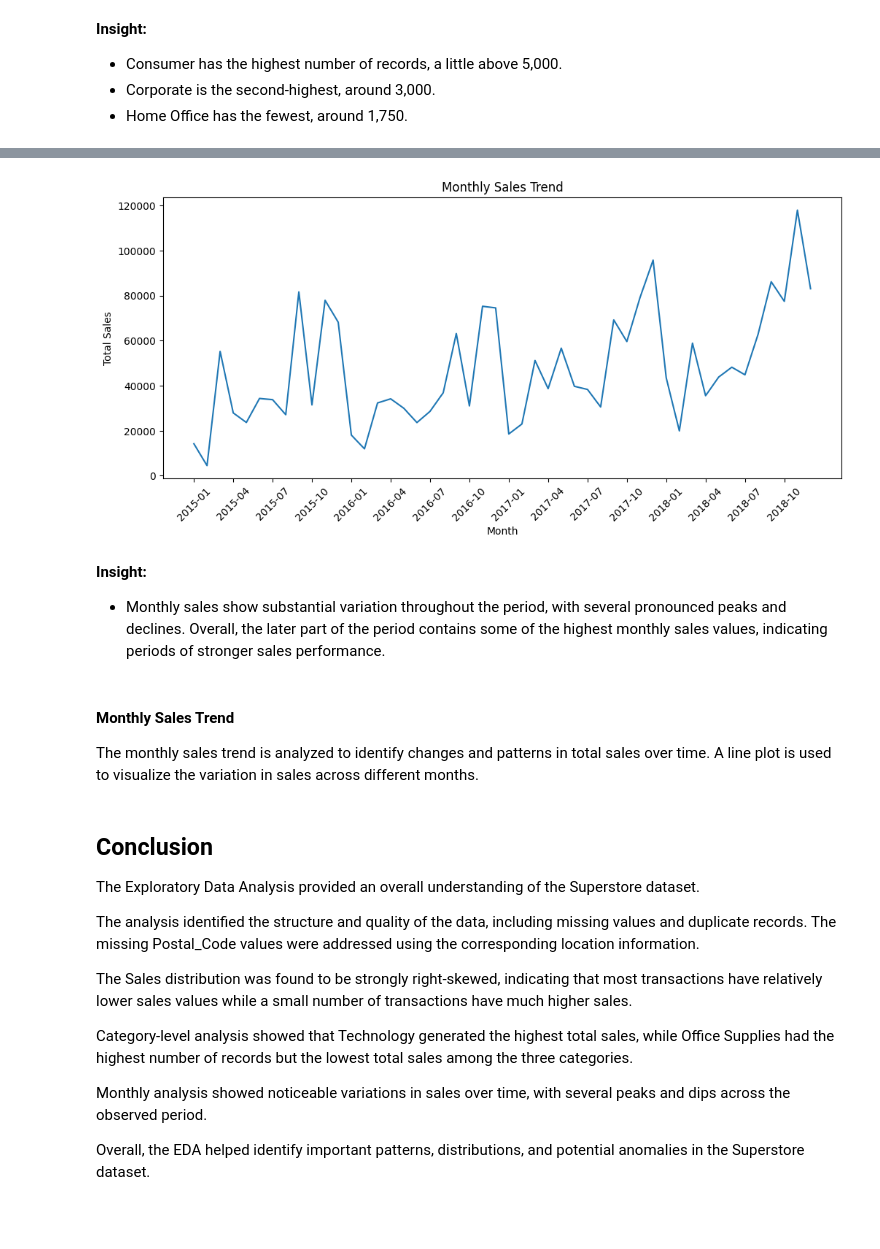
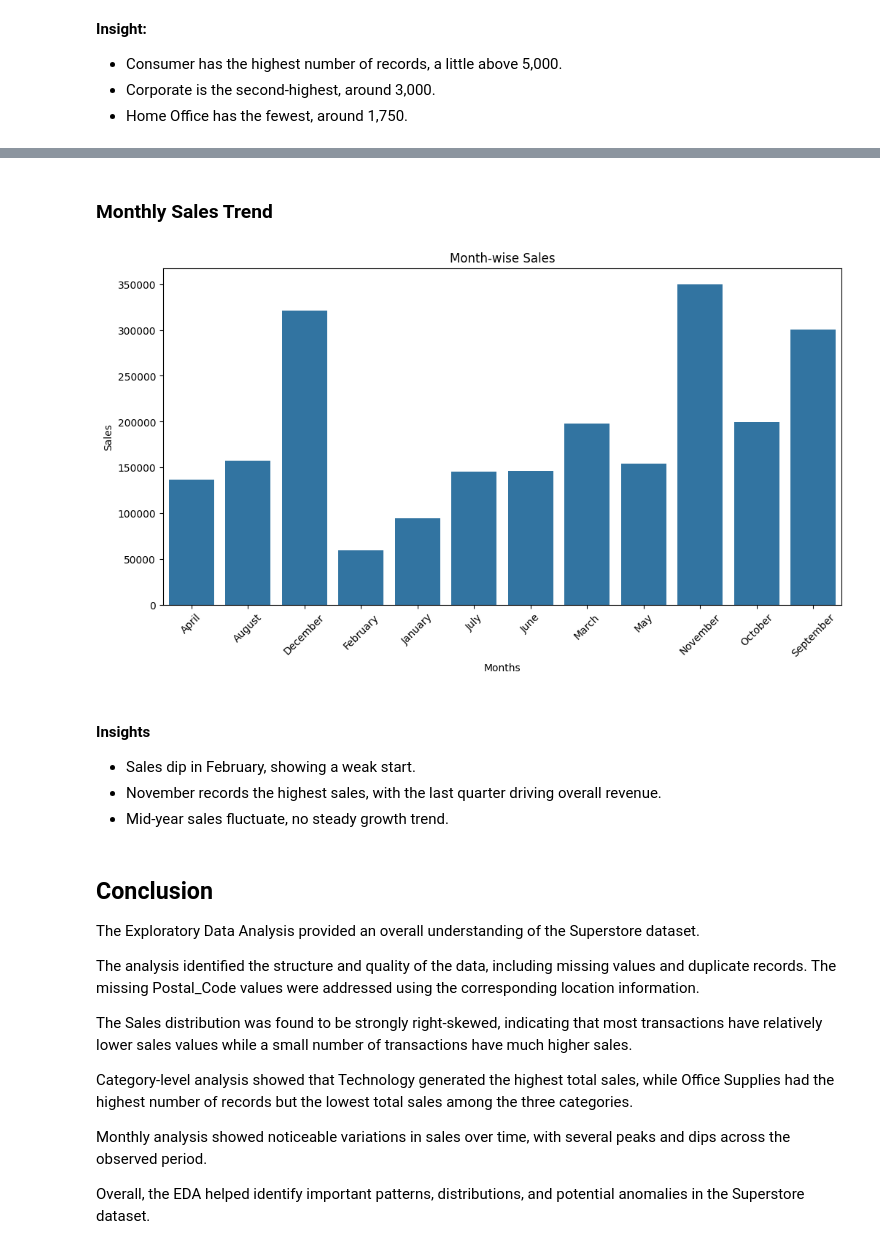
Before and after one commit to Saurabh-kumar-hii/CodeAlpha_ExploratoryDataAnalysis, a Jupyter notebook: Superstore_EDA.ipynb, the cells around one changed output, grey strips where cells are left out. Saved outputs shown, nothing was run; the diff lists cells and outputs as text; code cells hidden in the pictures; blank space fills up the shorter version.

Commit message:
Update EDA and add visualization

```diff
--- a/Superstore_EDA.ipynb
+++ b/Superstore_EDA.ipynb
@@ -397,4 +368,0 @@ Freq: M, Name: Sales, dtype: float64
-# %%
-df["Month"] = df["Order_Date"].dt.to_period("M")
-monthly_slaes=df.groupby("Month")["Sales"].sum()
-monthly_sales.head()
@@ -409,29 +369,29 @@ Freq: M, Name: Sales, dtype: float64
-# %%
-plt.figure(figsize=(12, 5))
-
-sns.lineplot(x=monthly_sales.index.astype(str), y=monthly_sales.values)
-
-plt.title("Monthly Sales Trend")
-plt.xlabel("Month")
-plt.ylabel("Total Sales")
-
-plt.xticks(
-    range(0, len(monthly_sales), 3),
-    monthly_sales.index.astype(str)[::3],
-    rotation=45
-)
-
-plt.show()
-# %% [output]
-[figure, removed]
-# %% [markdown]
-**Insight:**
-
-* Monthly sales show substantial variation throughout the period, with several pronounced peaks and declines. Overall, the later part of the period contains some of the highest monthly sales values, indicating periods of stronger sales performance.
-# %% [markdown]
-#### Monthly Sales Trend
-
-The monthly sales trend is analyzed to identify changes and patterns in total sales over time. A line plot is used to visualize the variation in sales across different months.
+# %% [markdown]
+### Monthly Sales Trend
+# %%
+# it Convert Order_Date to datetime
+df["Order_Date"] = pd.to_datetime(df["Order_Date"], dayfirst=True)
+
+df["Months"] = df["Order_Date"].dt.month_name()
+
+monthly_sale = df.groupby("Months")["Sales"].sum().reset_index()
+
+# ploting the graph
+plt.figure(figsize=(12, 6))
+sns.barplot(x="Months", y="Sales", data=monthly_sale)
+
+plt.xlabel("Months")
+plt.ylabel("Sales")
+plt.title("Month-wise Sales")
+plt.xticks(rotation=45)
+plt.show()
+# %% [output]
+[figure, added]
+# %% [markdown]
+#### Insights
+- Sales dip in February, showing a weak start.
+- November records the highest sales, with the last quarter driving overall revenue.
+- Mid-year sales fluctuate, no steady growth trend.
 # %% [markdown]
 ##  Conclusion
 
```
Also changed, not shown: parts of 16 cells of this notebook, 1 other file.
